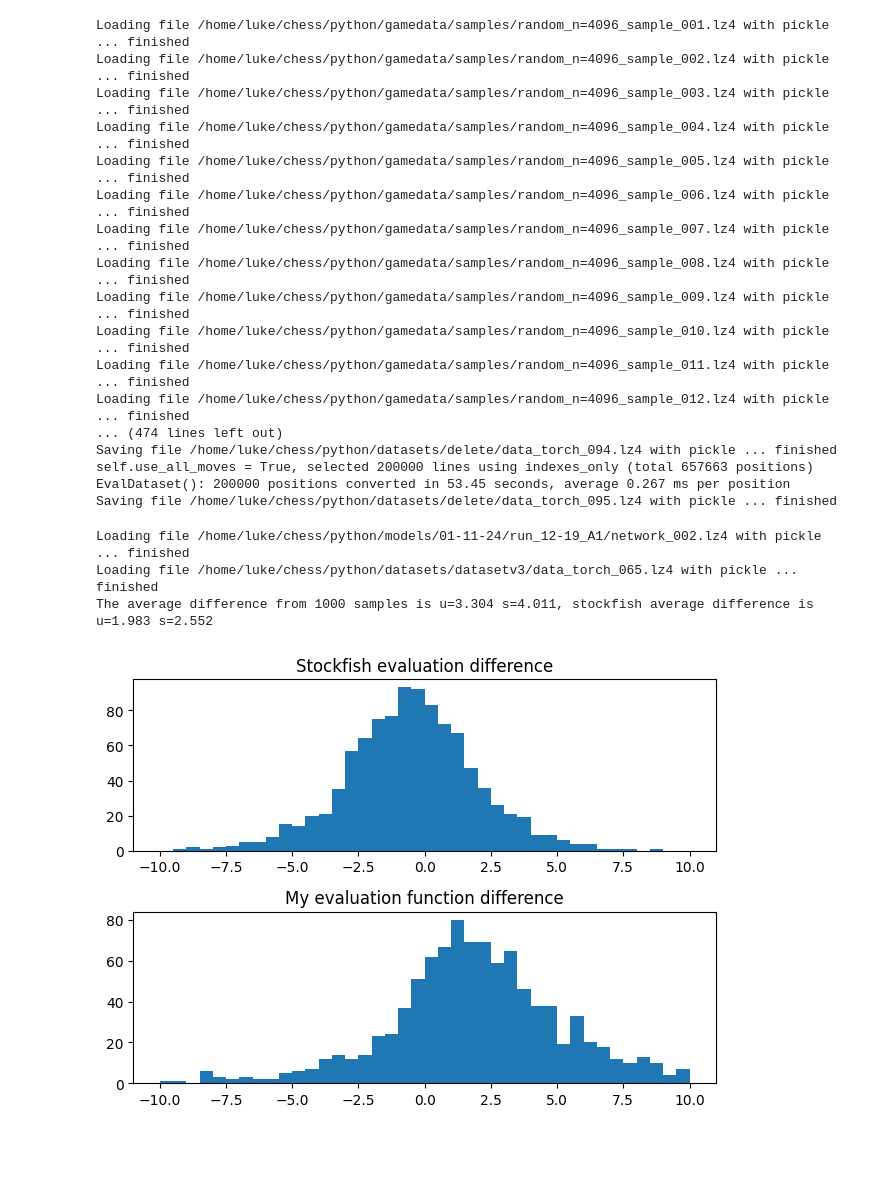
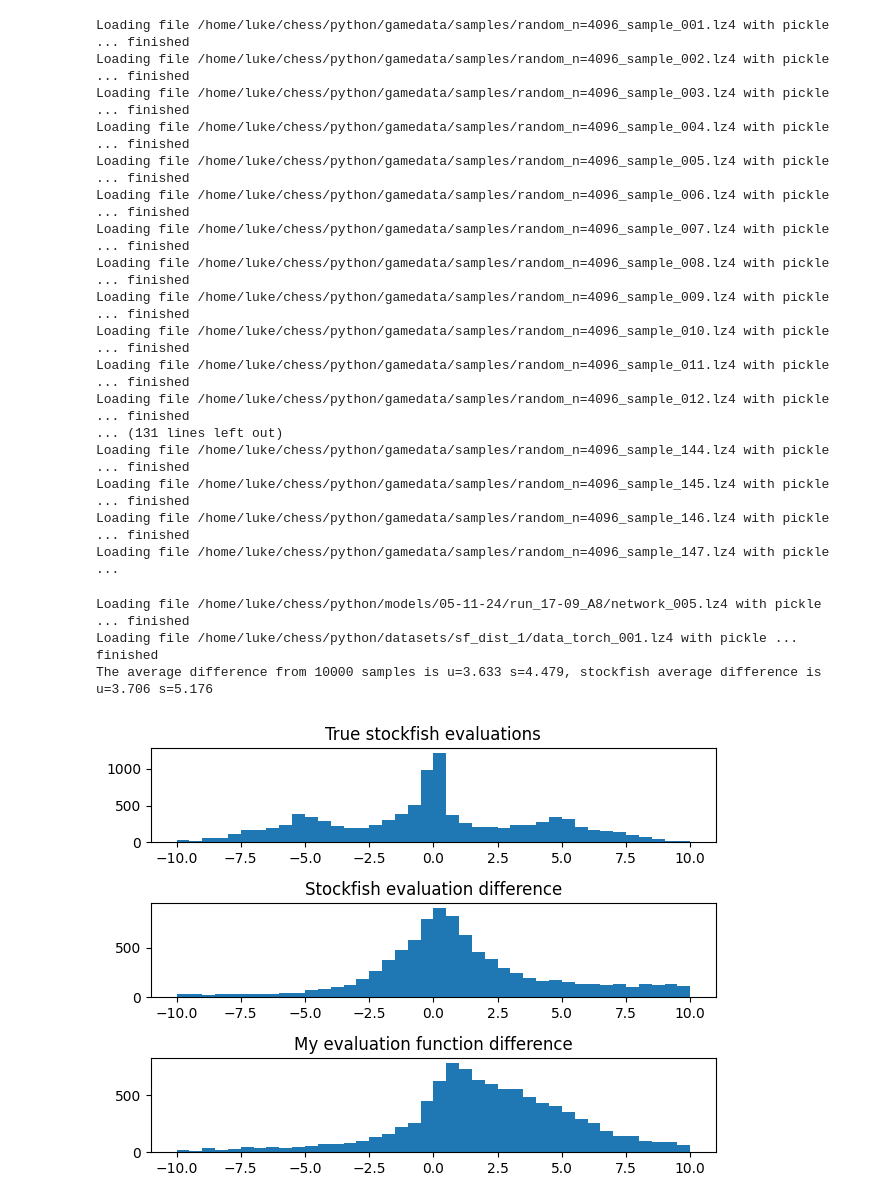
Before and after one commit to lukebeddow/chess, a Jupyter notebook: python/explore_data.ipynb, the cells around one changed output. Saved outputs shown, nothing was run; the diff lists cells and outputs as text; code cells hidden in the pictures; blank space fills up the shorter version.

```diff
--- a/python/explore_data.ipynb
+++ b/python/explore_data.ipynb
@@ -90,7 +90,7 @@ savenew_randomised = True
 
 if savenew_randomised:
 
-  dataset_name = "delete"
+  dataset_name = "datasetv5"
   file_name = "data"
   max_files = None          # maximum number of files to generate, default=None
   num_per = 200_000         # number of lines per saved file
@@ -168,11 +168,11 @@ Loading file /home/luke/chess/python/gamedata/samples/random_n=4096_sample_009.l
 Loading file /home/luke/chess/python/gamedata/samples/random_n=4096_sample_010.lz4 with pickle ... finished
 Loading file /home/luke/chess/python/gamedata/samples/random_n=4096_sample_011.lz4 with pickle ... finished
 Loading file /home/luke/chess/python/gamedata/samples/random_n=4096_sample_012.lz4 with pickle ... finished
-... (474 lines left out)
-Saving file /home/luke/chess/python/datasets/delete/data_torch_094.lz4 with pickle ... finished
-self.use_all_moves = True, selected 200000 lines using indexes_only (total 657663 positions)
-EvalDataset(): 200000 positions converted in 53.45 seconds, average 0.267 ms per position
-Saving file /home/luke/chess/python/datasets/delete/data_torch_095.lz4 with pickle ... finished
+... (131 lines left out)
+Loading file /home/luke/chess/python/gamedata/samples/random_n=4096_sample_144.lz4 with pickle ... finished
+Loading file /home/luke/chess/python/gamedata/samples/random_n=4096_sample_145.lz4 with pickle ... finished
+Loading file /home/luke/chess/python/gamedata/samples/random_n=4096_sample_146.lz4 with pickle ... finished
+Loading file /home/luke/chess/python/gamedata/samples/random_n=4096_sample_147.lz4 with pickle ...
 # %%
 def normalise_data(data, factors, clip=None):
   """
@@ -389,17 +389,17 @@ if loadexisting:
     modelloader = ModelSaver("/home/luke/chess/python/models/")
     trained_net = modelloader.load("chessnet_model", id=None)
   else:
-    group = "01-11-24"
-    run = "run_12-19_A1"
+    group = "05-11-24"
+    run = "run_17-09_A8"
     modelloader = ModelSaver(f"/home/luke/chess/python/models/{group}/{run}")
     trained_net = modelloader.load("network", id=None)
 
-  dataset_name = "datasetv3"
-  dataset_ind = 65
+  dataset_name = "sf_dist_1"
+  dataset_ind = 1
   dataloader = ModelSaver(f"/home/luke/chess/python/datasets/{dataset_name}")
   boards, evals, sq_evals = dataloader.load("data_torch", id=dataset_ind)
 
-  device = "cpu"
+  device = "cuda"
   trained_net.board_cnn.to(device)
   boards = boards.to(device)
   evals = evals.to(device)
@@ -414,6 +414,7 @@ if rand:
 
 my_diff_vec = []
 sf_diff_vec = []
+sf_vec = []
 
 avg_diff_sf = 0
 avg_diff_my = 0
@@ -437,7 +438,7 @@ for i in inds:
   net_eval = denormalise_data(net_eval, factors=[7, 0, 2.159])
 
   this_board_vec = boards[i].to("cpu")
-  this_sf_eval = evals[i].to("cpu") * 10
+  this_sf_eval = evals[i].to("cpu")
   this_sq_evals = sq_evals[i].to("cpu")
 
   # board_vec = bf.FEN_to_board_vectors_with_eval(dataset.positions[i].fen_string)
@@ -457,6 +458,7 @@ for i in inds:
 
   my_diff_vec.append(my_diff.detach().item())
   sf_diff_vec.append(sf_diff.detach().item())
+  sf_vec.append(this_sf_eval.detach().item())
 
   avg_diff_sf += abs(sf_diff)
   avg_diff_my += abs(my_diff)
@@ -479,21 +481,25 @@ diff_my = np.array(my_diff_vec)
 mean_my_diff = np.mean(np.abs(diff_my))
 std_my_diff = np.std(diff_my)
 
+sf_vec = np.array(sf_vec)
+
 print(f"The average difference from {n} samples is u={mean_my_diff:.3f} s={std_my_diff:.3f}, stockfish average difference is u={mean_sf_diff:.3f} s={std_sf_diff:.3f}")
 # %% [output]
-Loading file /home/luke/chess/python/models/01-11-24/run_12-19_A1/network_002.lz4 with pickle ... finished
-Loading file /home/luke/chess/python/datasets/datasetv3/data_torch_065.lz4 with pickle ... finished
-The average difference from 1000 samples is u=3.304 s=4.011, stockfish average difference is u=1.983 s=2.552
+Loading file /home/luke/chess/python/models/05-11-24/run_17-09_A8/network_005.lz4 with pickle ... finished
+Loading file /home/luke/chess/python/datasets/sf_dist_1/data_torch_001.lz4 with pickle ... finished
+The average difference from 10000 samples is u=3.633 s=4.479, stockfish average difference is u=3.706 s=5.176
 # %%
-fig, axs = plt.subplots(2, 1)
-axs[0].hist(diff_sf, bins=40, range=(-10, 10))
-axs[1].hist(diff_my, bins=40, range=(-10, 10))
-axs[0].set_title("Stockfish evaluation difference")
-axs[1].set_title("My evaluation function difference")
+fig, axs = plt.subplots(3, 1)
+axs[0].hist(sf_vec, bins=40, range=(-10, 10))
+axs[1].hist(diff_sf, bins=40, range=(-10, 10))
+axs[2].hist(diff_my, bins=40, range=(-10, 10))
+axs[0].set_title("True stockfish evaluations")
+axs[1].set_title("Stockfish evaluation difference")
+axs[2].set_title("My evaluation function difference")
 fig.tight_layout()
 plt.show()
 # %% [output]
-[figure, old version]
+[figure, new version]
 # %%
 torch.max(evals)
 x = 13
```
Also changed, not shown: parts of 3 cells of this notebook, 1 other file.
